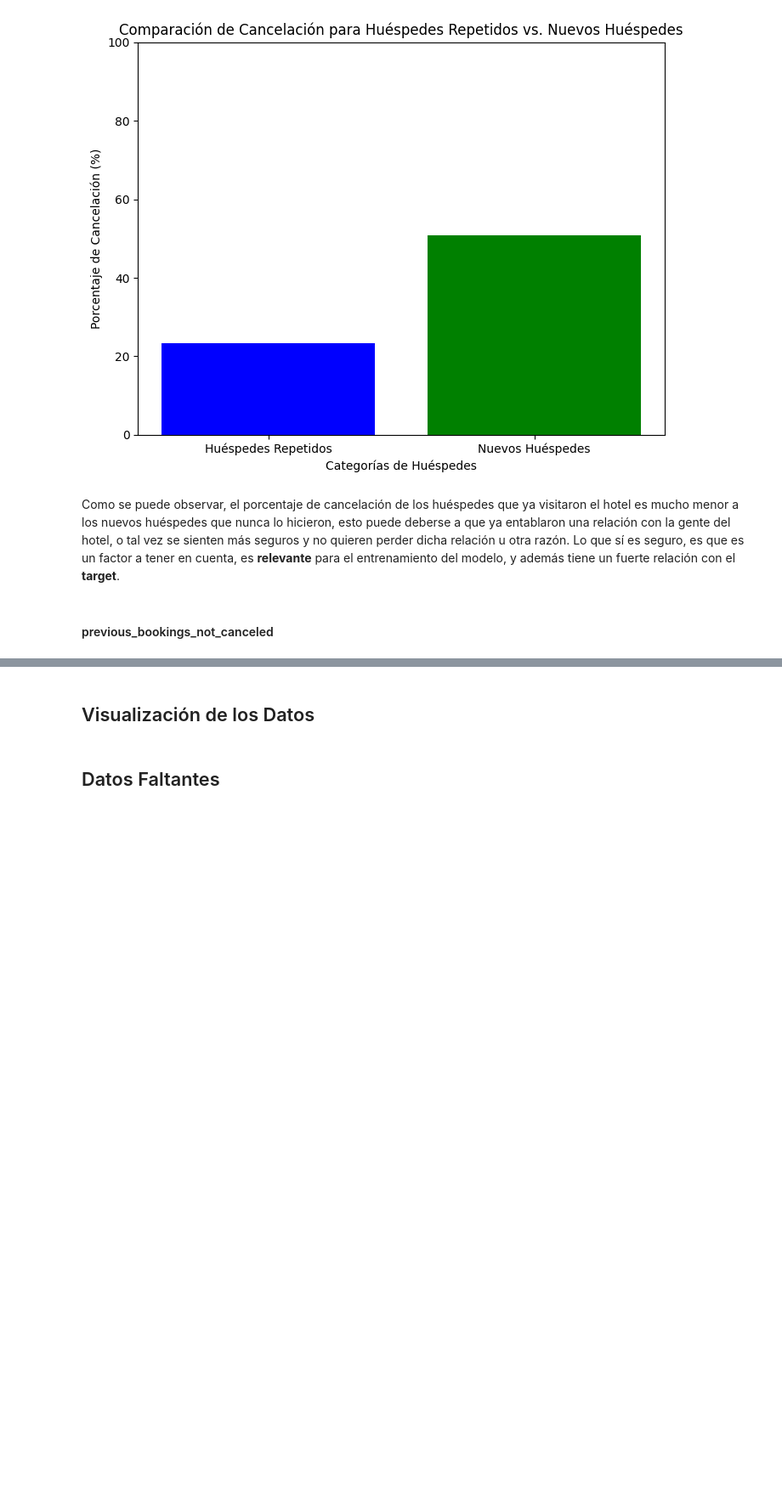
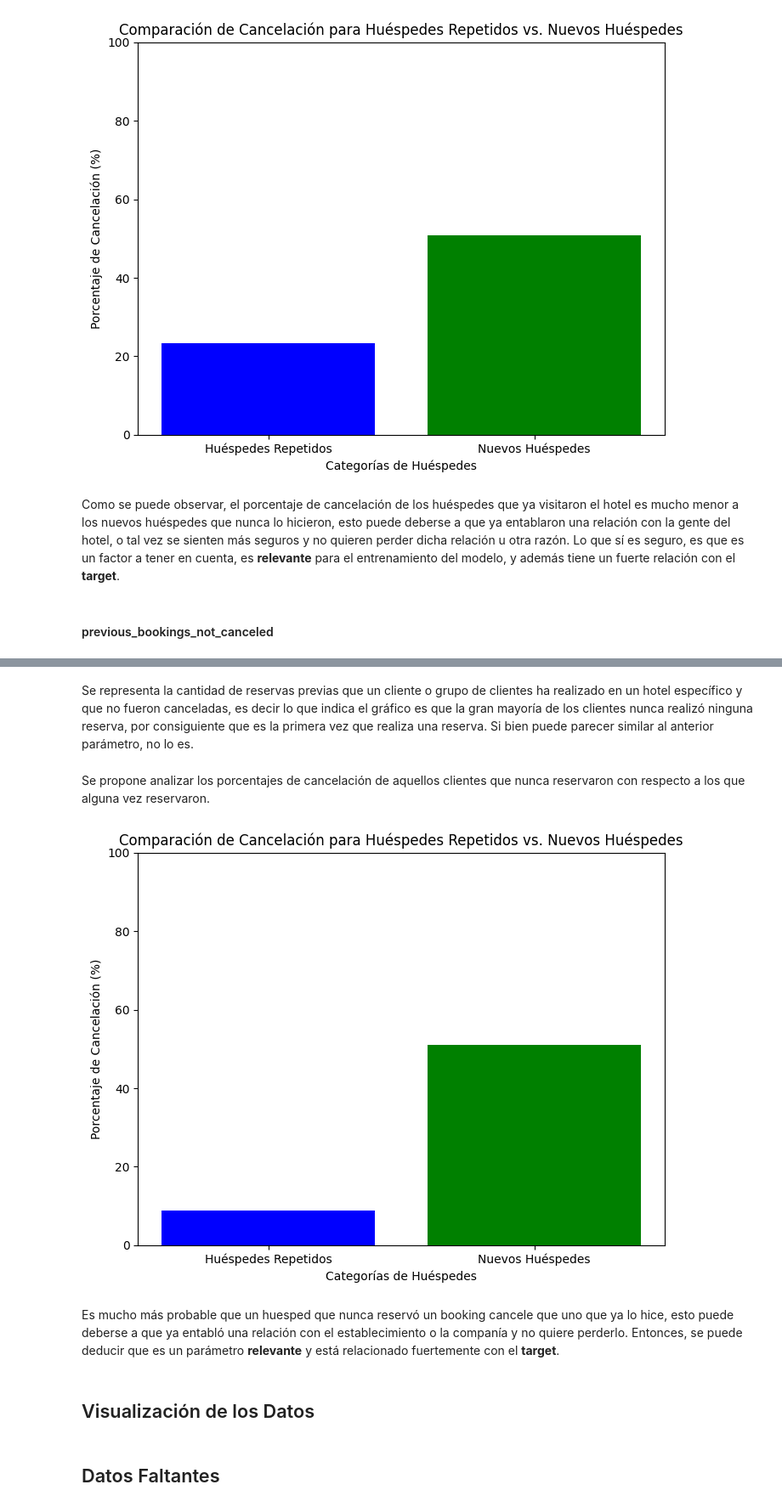
Before and after one commit to InspectorDave/OrgaDeDatos-TPs, a Jupyter notebook: 7506R_TP1_GRUPO11_CHP1_ENTREGA.ipynb, the cells around one changed output, grey strips where cells are left out. Shown at 85% size. Drawn from its saved outputs; the diff is of its cells as text; code cells hidden in the pictures; blank space fills up the shorter version.

```diff
--- a/7506R_TP1_GRUPO11_CHP1_ENTREGA.ipynb
+++ b/7506R_TP1_GRUPO11_CHP1_ENTREGA.ipynb
@@ -1185,3 +1199,28 @@ Este parámetro sigue una lógica similar al anterior, por lo que se plantea rea
+# %% [markdown]
+Se representa la cantidad de reservas previas que un cliente o grupo de clientes ha realizado en un hotel específico y que no fueron canceladas, es decir lo que indica el gráfico es que la gran mayoría de los clientes nunca realizó ninguna reserva, por consiguiente que es la primera vez que realiza una reserva. Si bien puede parecer similar al anterior parámetro, no lo es.
+# %% [markdown]
+Se propone analizar los porcentajes de cancelación de aquellos clientes que nunca reservaron con respecto a los que alguna vez reservaron.
+# %%
+repeated_guests = hotels_df[hotels_df['previous_bookings_not_canceled'] != 0]
+new_guests = hotels_df[hotels_df['previous_bookings_not_canceled'] == 0]
+percentage_repeated_guest = (repeated_guests['is_canceled'].sum() / len(repeated_guests)) * 100
+percentage_new_guest = (new_guests['is_canceled'].sum() / len(new_guests)) * 100
+
+data = {'Porcentaje': [percentage_repeated_guest, percentage_new_guest]}
+categorias = ['Huéspedes Repetidos', 'Nuevos Huéspedes']
+df = pd.DataFrame(data, index=categorias)
+
+plt.figure(figsize=(8, 6))
+plt.bar(df.index, df['Porcentaje'], color=['blue', 'green'])
+plt.xlabel('Categorías de Huéspedes')
+plt.ylabel('Porcentaje de Cancelación (%)')
+plt.title('Comparación de Cancelación para Huéspedes Repetidos vs. Nuevos Huéspedes')
+plt.ylim(0, 100)
+plt.show()
+# %% [output]
+[figure, added]
+# %% [markdown]
+Es mucho más probable que un huesped que nunca reservó un booking cancele que uno que ya lo hice, esto puede deberse a que ya entabló una relación con el establecimiento o la companía y no quiere perderlo. Entonces, se puede deducir que es un parámetro **relevante** y está relacionado fuertemente con el **target**.
 # %% [markdown]
 ## Visualización de los Datos
 # %% [markdown]
```
Also changed, not shown: parts of 2 cells of this notebook.
